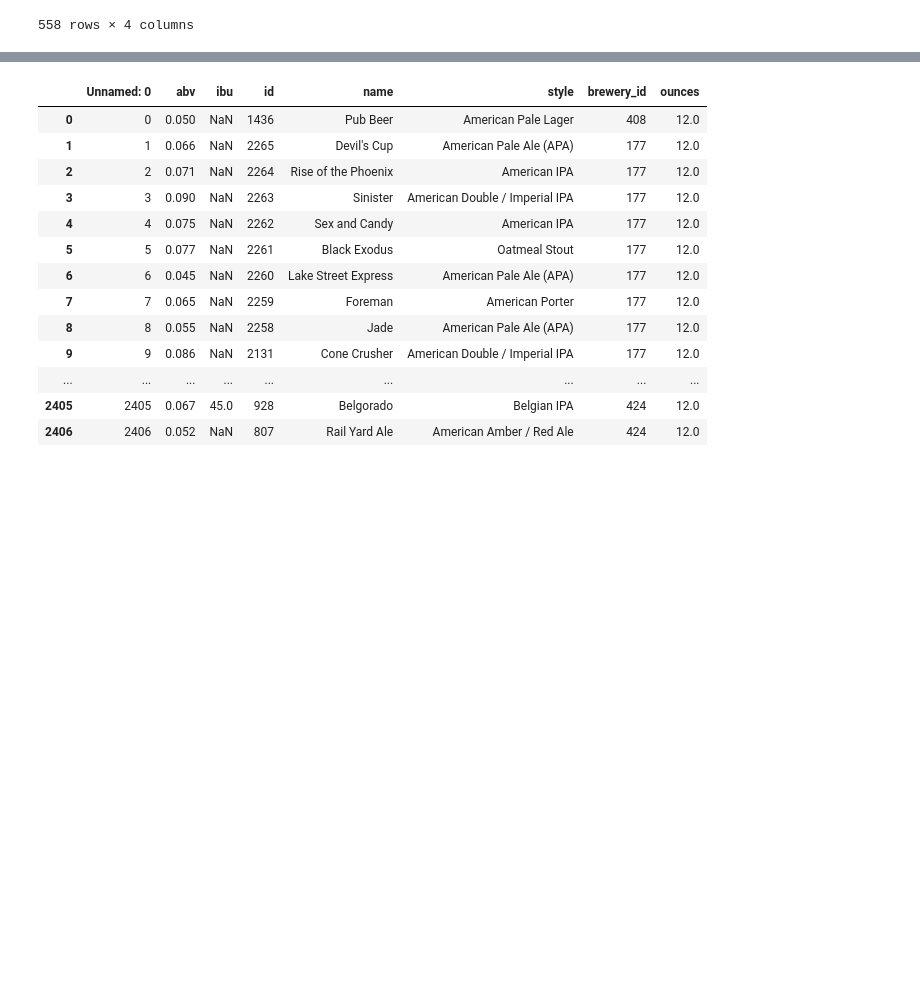
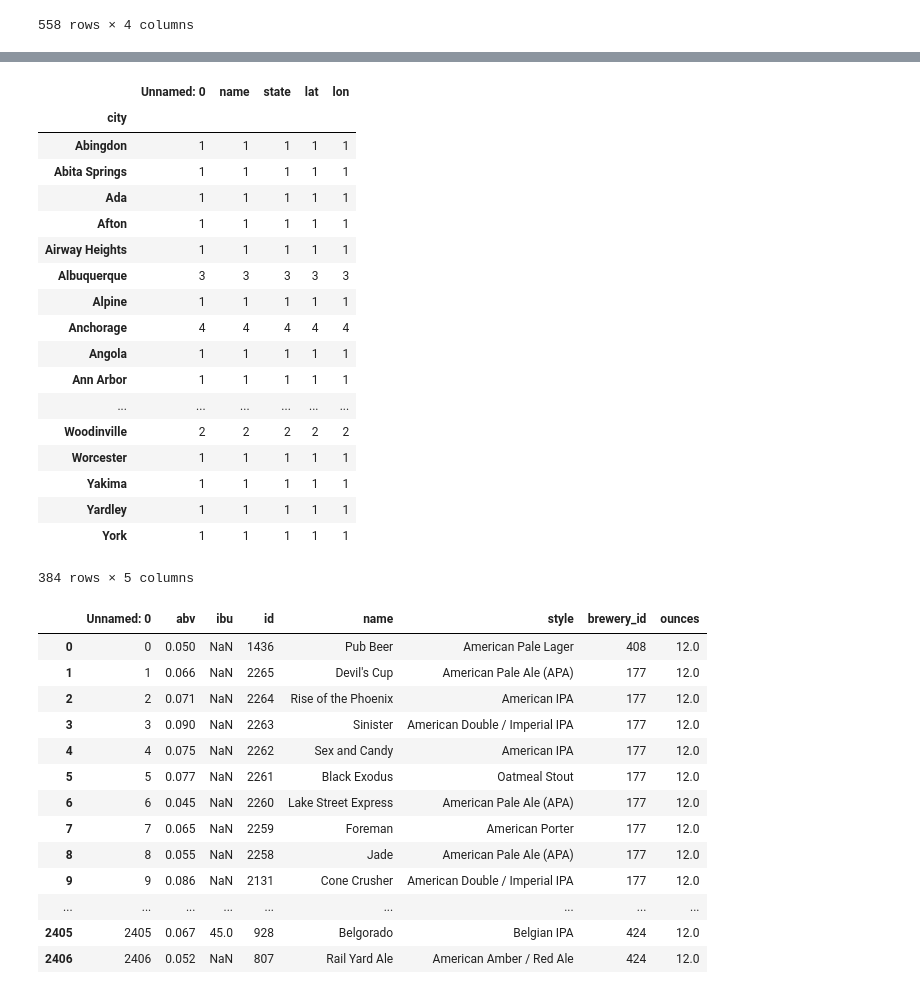
Before and after one commit to letisalbal/Project-3-Beer, a Jupyter notebook: BreweriesUSA.ipynb, the cells around one changed output, grey strips where cells are left out. Saved outputs shown, nothing was run; the diff lists cells and outputs as text; code cells hidden in the pictures; blank space fills up the shorter version.

```diff
--- a/BreweriesUSA.ipynb
+++ b/BreweriesUSA.ipynb
@@ -54,3 +102,26 @@ brewery_group
+# %%
+brewery_group = brewery_df.groupby('city').count()
+brewery_group
+# %% [output]
+|  | Unnamed: 0 | name | state | lat | lon |
+| city |  |  |  |  |  |
+| Abingdon | 1 | 1 | 1 | 1 | 1 |
+| Abita Springs | 1 | 1 | 1 | 1 | 1 |
+| Ada | 1 | 1 | 1 | 1 | 1 |
+| Afton | 1 | 1 | 1 | 1 | 1 |
+| Airway Heights | 1 | 1 | 1 | 1 | 1 |
+| Albuquerque | 3 | 3 | 3 | 3 | 3 |
+| Alpine | 1 | 1 | 1 | 1 | 1 |
+| Anchorage | 4 | 4 | 4 | 4 | 4 |
+| Angola | 1 | 1 | 1 | 1 | 1 |
+| Ann Arbor | 1 | 1 | 1 | 1 | 1 |
+| ... | ... | ... | ... | ... | ... |
+| Woodinville | 2 | 2 | 2 | 2 | 2 |
+| Worcester | 1 | 1 | 1 | 1 | 1 |
+| Yakima | 1 | 1 | 1 | 1 | 1 |
+| Yardley | 1 | 1 | 1 | 1 | 1 |
+| York | 1 | 1 | 1 | 1 | 1 |
+384 rows × 5 columns
 # %%
 file2 = "data/craft-cans/beers.csv"
 beers_df = pd.read_csv(file2)
```
Also changed, not shown: parts of 6 cells of this notebook, 10 other files.
